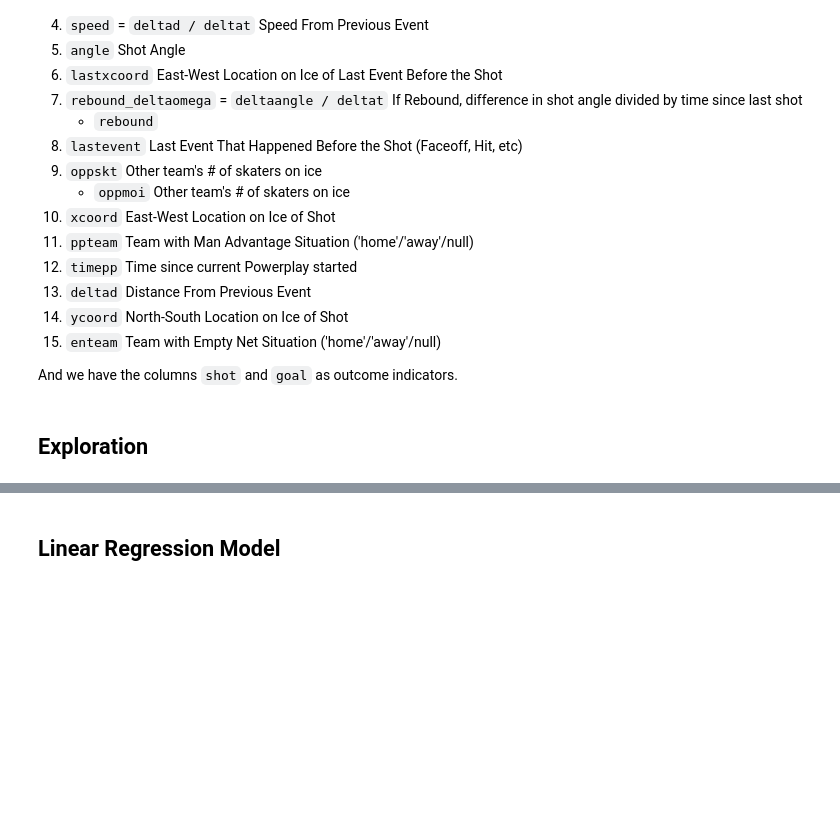
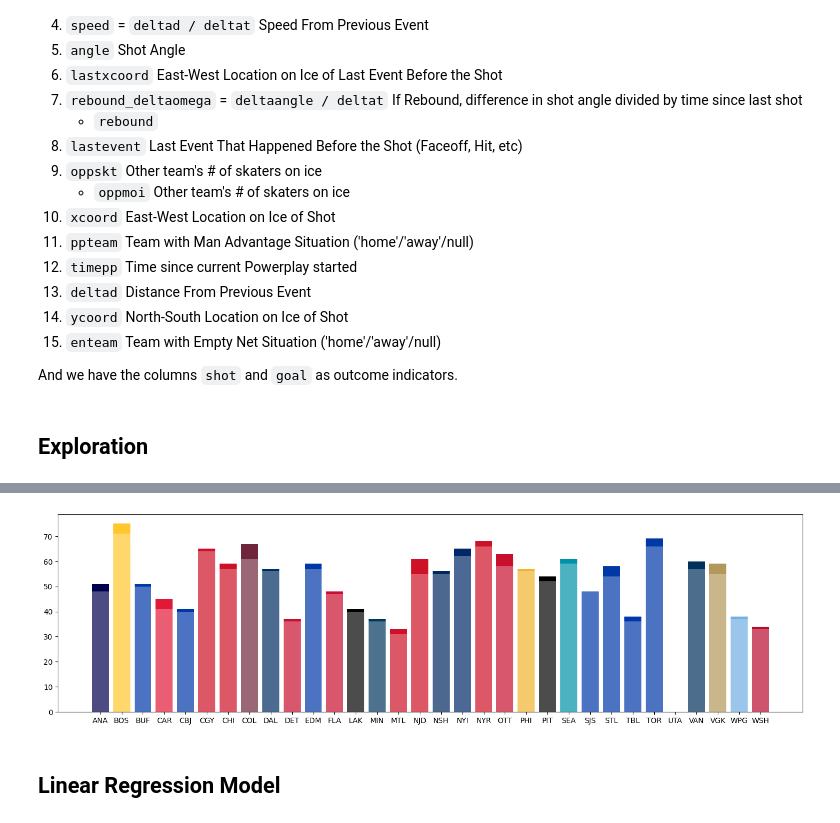
Before and after one commit to trxe/nhl_data_demo, a Jupyter notebook: xgoals.ipynb, the cells around one changed output, grey strips where cells are left out. Cells and saved outputs as stored; diff of their text form; code cells hidden in the pictures; blank space fills up the shorter version.

```diff
--- a/xgoals.ipynb
+++ b/xgoals.ipynb
@@ -479,0 +556,18 @@ fig.set_figwidth(18)
+# %%
+def get_counts_by_team(lf: pl.LazyFrame):
+    return (
+        lf.collect()['eventOwnerTeamId']
+        .value_counts()
+        .join(team_id_abbrev.collect(), left_on='eventOwnerTeamId', right_on='teamid', how='full')
+        .sort('abbrev')
+        .fill_null(0)
+        .filter(pl.col('color1').is_not_null())
+    )
+
+rush_shots_by_team = get_counts_by_team(
+    rush_all
+    .with_columns(shotOnly=pl.col('shot') - pl.col('goal'))
+    .filter(pl.col('shotOnly') == 1)
+)
+rush_goals_by_team = get_counts_by_team(rush_all.filter(pl.col('goal') == 1))
+rush_goals_by_team, rush_shots_by_team
@@ -480,3 +592,11 @@ fig.set_figwidth(18)
+# %%
+# rush_shots_by_team
+fig, ax = plt.subplots()
+ax.bar(rush_shots_by_team['abbrev'], rush_shots_by_team['count'], width=0.8, color=rush_shots_by_team['color1'], alpha=0.7)
+ax.bar(rush_goals_by_team['abbrev'], rush_goals_by_team['count'], width=0.8, bottom=rush_shots_by_team['count'], color=rush_goals_by_team['color1'], alpha=1.0)
+fig.set_figwidth(18)
+# %% [output]
+[figure, added]
 # %%
 # NETFRONT_THRESHOLD = 20
 REBOUND_S_THRESHOLD = 4
```
Also changed, not shown: parts of 24 cells of this notebook, 1 other file.
